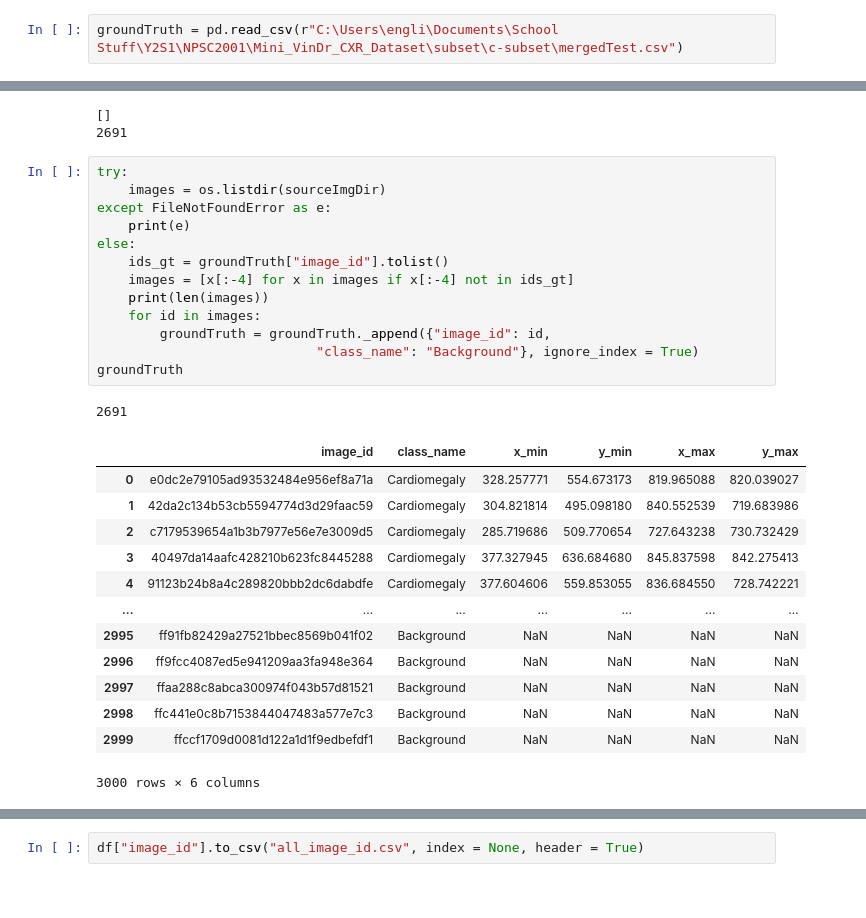
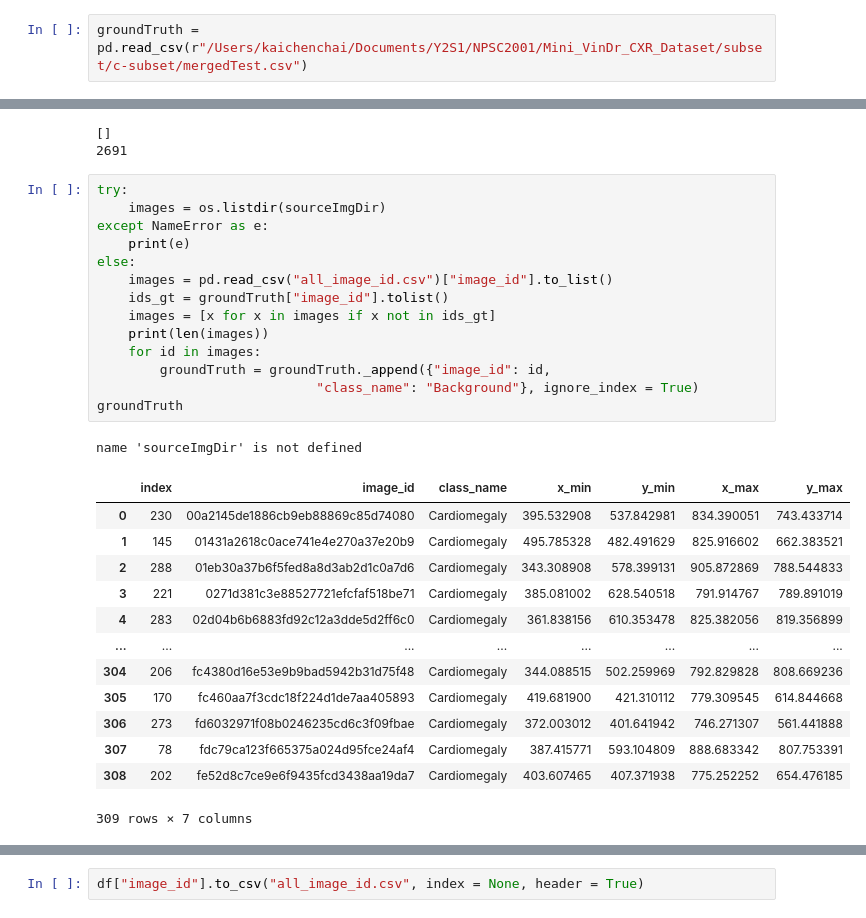
Before and after one commit to kaichenchai/Mini_VinDr_CXR_Dataset, a Jupyter notebook: manualVal/manualValidation.ipynb, the cells around one changed output, grey strips where cells are left out. Saved outputs shown, nothing was run; the diff lists cells and outputs as text.

```diff
--- a/manualVal/manualValidation.ipynb
+++ b/manualVal/manualValidation.ipynb
@@ -95,7 +101,7 @@ df.to_csv(csvName, sep = ",", index = None)
 # %% [markdown]
 ## Comparing and cleaning against ground truth
 # %%
-groundTruth = pd.read_csv(r"C:\Users\engli\Documents\School Stuff\Y2S1\NPSC2001\Mini_VinDr_CXR_Dataset\subset\c-subset\mergedTest.csv")
+groundTruth = pd.read_csv(r"/Users/kaichenchai/Documents/Y2S1/NPSC2001/Mini_VinDr_CXR_Dataset/subset/c-subset/mergedTest.csv")
 # %%
 groundTruth
 # %% [output]
@@ -124,31 +130,32 @@ print(len([x for x in pred_img if x not in gt_img]))
 # %%
 try:
     images = os.listdir(sourceImgDir)
-except FileNotFoundError as e:
+except NameError as e:
     print(e)
 else:
+    images = pd.read_csv("all_image_id.csv")["image_id"].to_list()
     ids_gt = groundTruth["image_id"].tolist()
-    images = [x[:-4] for x in images if x[:-4] not in ids_gt]
+    images = [x for x in images if x not in ids_gt]
     print(len(images))
     for id in images:
         groundTruth = groundTruth._append({"image_id": id,
                             "class_name": "Background"}, ignore_index = True)
 groundTruth
 # %% [output]
-2691
+name 'sourceImgDir' is not defined
-|  | image_id | class_name | x_min | y_min | x_max | y_max |
-| 0 | e0dc2e79105ad93532484e956ef8a71a | Cardiomegaly | 328.257771 | 554.673173 | 819.965088 | 820.039027 |
-| 1 | 42da2c134b53cb5594774d3d29faac59 | Cardiomegaly | 304.821814 | 495.098180 | 840.552539 | 719.683986 |
-| 2 | c7179539654a1b3b7977e56e7e3009d5 | Cardiomegaly | 285.719686 | 509.770654 | 727.643238 | 730.732429 |
-| 3 | 40497da14aafc428210b623fc8445288 | Cardiomegaly | 377.327945 | 636.684680 | 845.837598 | 842.275413 |
-| 4 | 91123b24b8a4c289820bbb2dc6dabdfe | Cardiomegaly | 377.604606 | 559.853055 | 836.684550 | 728.742221 |
-| ... | ... | ... | ... | ... | ... | ... |
-| 2995 | ff91fb82429a27521bbec8569b041f02 | Background | NaN | NaN | NaN | NaN |
-| 2996 | ff9fcc4087ed5e941209aa3fa948e364 | Background | NaN | NaN | NaN | NaN |
-| 2997 | ffaa288c8abca300974f043b57d81521 | Background | NaN | NaN | NaN | NaN |
-| 2998 | ffc441e0c8b7153844047483a577e7c3 | Background | NaN | NaN | NaN | NaN |
-| 2999 | ffccf1709d0081d122a1d1f9edbefdf1 | Background | NaN | NaN | NaN | NaN |
+|  | index | image_id | class_name | x_min | y_min | x_max | y_max |
+| 0 | 230 | 00a2145de1886cb9eb88869c85d74080 | Cardiomegaly | 395.532908 | 537.842981 | 834.390051 | 743.433714 |
+| 1 | 145 | 01431a2618c0ace741e4e270a37e20b9 | Cardiomegaly | 495.785328 | 482.491629 | 825.916602 | 662.383521 |
+| 2 | 288 | 01eb30a37b6f5fed8a8d3ab2d1c0a7d6 | Cardiomegaly | 343.308908 | 578.399131 | 905.872869 | 788.544833 |
+| 3 | 221 | 0271d381c3e88527721efcfaf518be71 | Cardiomegaly | 385.081002 | 628.540518 | 791.914767 | 789.891019 |
+| 4 | 283 | 02d04b6b6883fd92c12a3dde5d2ff6c0 | Cardiomegaly | 361.838156 | 610.353478 | 825.382056 | 819.356899 |
+| ... | ... | ... | ... | ... | ... | ... | ... |
+| 304 | 206 | fc4380d16e53e9b9bad5942b31d75f48 | Cardiomegaly | 344.088515 | 502.259969 | 792.829828 | 808.669236 |
+| 305 | 170 | fc460aa7f3cdc18f224d1de7aa405893 | Cardiomegaly | 419.681900 | 421.310112 | 779.309545 | 614.844668 |
+| 306 | 273 | fd6032971f08b0246235cd6c3f09fbae | Cardiomegaly | 372.003012 | 401.641942 | 746.271307 | 561.441888 |
+| 307 | 78 | fdc79ca123f665375a024d95fce24af4 | Cardiomegaly | 387.415771 | 593.104809 | 888.683342 | 807.753391 |
+| 308 | 202 | fe52d8c7ce9e6f9435fcd3438aa19da7 | Cardiomegaly | 403.607465 | 407.371938 | 775.252252 | 654.476185 |
-3000 rows × 6 columns
+309 rows × 7 columns
 # %%
 groundTruth = groundTruth.sort_values("image_id").reset_index()
 df = df.sort_values("image_id").reset_index()
```
Also changed, not shown: parts of 5 cells of this notebook, 7 other files.
